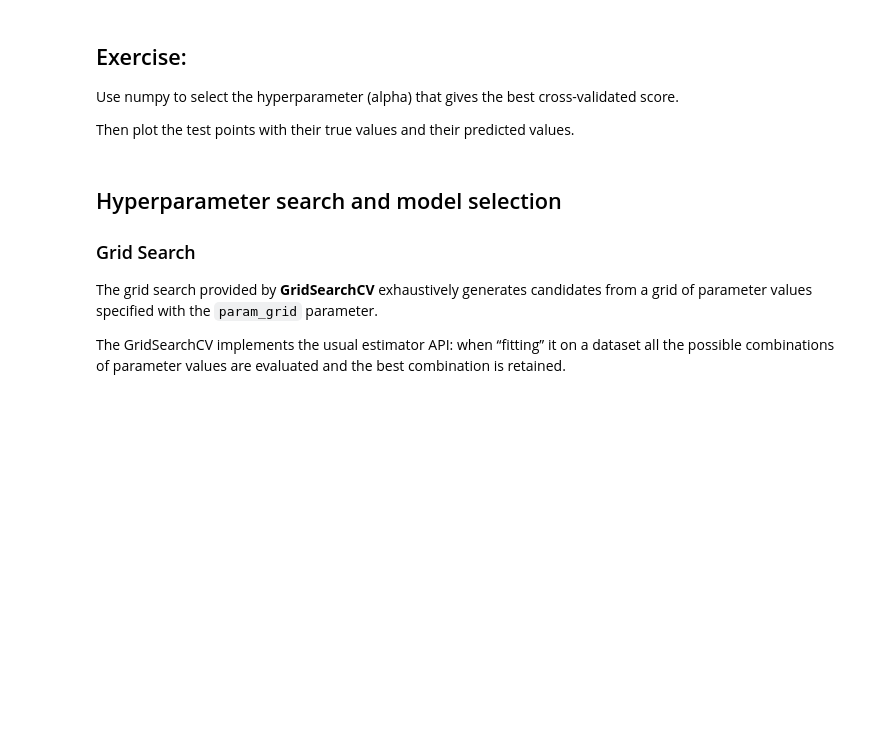
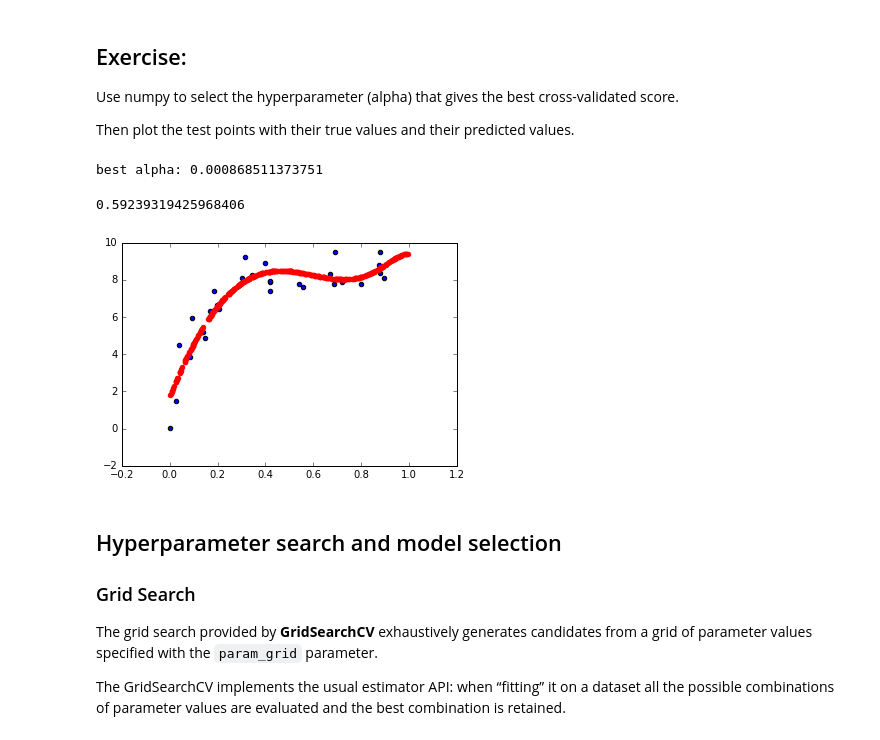
Before and after one commit to bigdive08/Rep08, a Jupyter notebook: ml/ML1-Intro_vle.ipynb, the cells around one changed output. Drawn from its saved outputs; the diff is of its cells as text; code cells hidden in the pictures; blank space fills up the shorter version.

```diff
--- a/ml/ML1-Intro_vle.ipynb
+++ b/ml/ML1-Intro_vle.ipynb
@@ -771,3 +780,23 @@ Then plot the test points with their true values and their predicted values.
+# %%
+# YOUR CODE HERE
+# Al diminuire di alpha, il fit e' molto buono sugli ultimi punti, ma poi cresce all'infinito
+# con la regolarizzazione la stima e' piu' stabile
+
+# alpha = 0.001
+alpha = alphas[np.argmax(test_scores)]
+print "best alpha:", alpha
+model = RegularizedPolynomialRegression(degree, alpha = alpha).fit(X_train, y_train)
+
+X_test, y_test = make_data(400, error=1.0, random_seed = 2)
+y_pred = model.predict(X_test)
+
+plt.scatter(X_train.ravel(), y_train)
+plt.scatter(X_test.ravel(), y_pred, color = 'r')
+r2(model.predict(X_test), y_test)
+# %% [output]
+best alpha: 0.000868511373751
+0.59239319425968406
+[figure, added]
 # %% [markdown]
 ## Hyperparameter search and model selection
 
```
Also changed, not shown: parts of 12 cells of this notebook.
